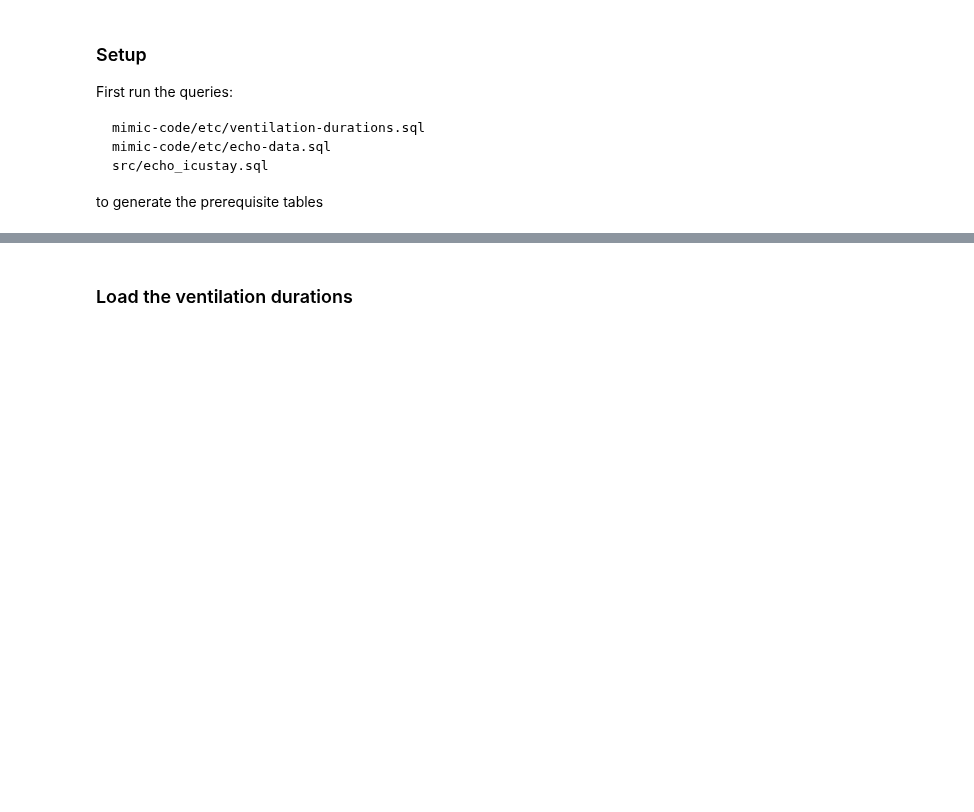
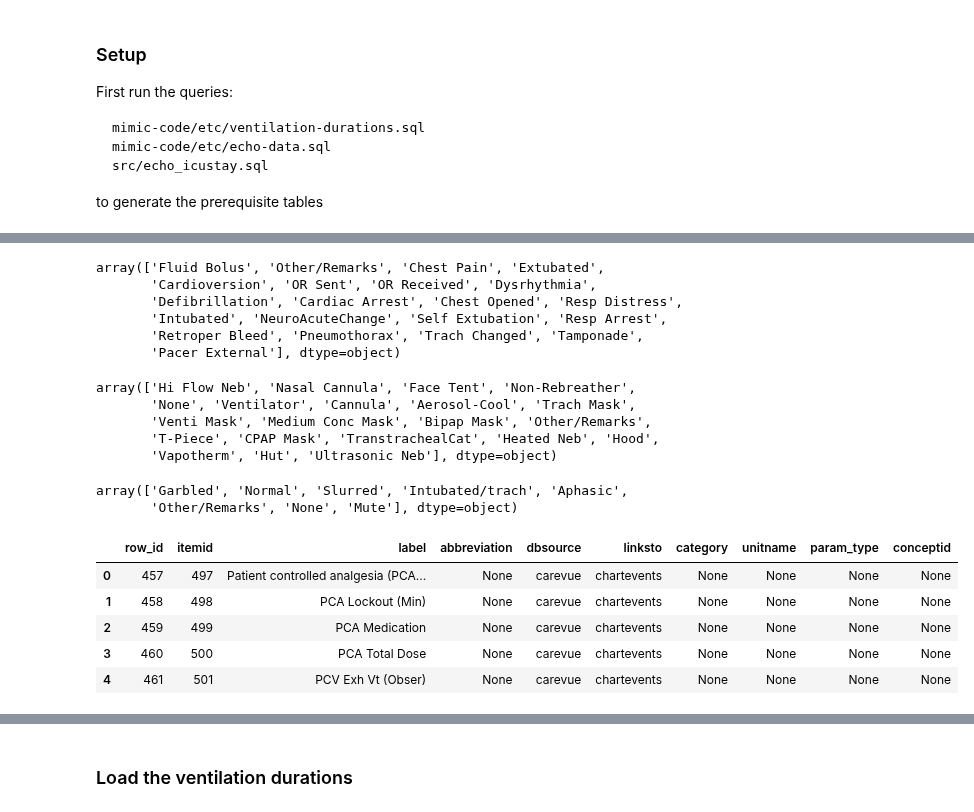
Before and after one commit to yhtgrace/echo, a Jupyter notebook: notebooks/161026_ventilation.ipynb, the cells around one changed output, grey strips where cells are left out. Cells and saved outputs as stored; diff of their text form; code cells hidden in the pictures; blank space fills up the shorter version.

```diff
--- a/notebooks/161026_ventilation.ipynb
+++ b/notebooks/161026_ventilation.ipynb
@@ -35,0 +72,37 @@ cur.execute('SET search_path to ' + schema_name)
+# %%
+ce.loc[ce.itemid == 640].value.unique()
+# %% [output]
+array(['Fluid Bolus', 'Other/Remarks', 'Chest Pain', 'Extubated',
+       'Cardioversion', 'OR Sent', 'OR Received', 'Dysrhythmia',
+       'Defibrillation', 'Cardiac Arrest', 'Chest Opened', 'Resp Distress',
+       'Intubated', 'NeuroAcuteChange', 'Self Extubation', 'Resp Arrest',
+       'Retroper Bleed', 'Pneumothorax', 'Trach Changed', 'Tamponade',
+       'Pacer External'], dtype=object)
+# %%
+ce.loc[ce.itemid == 467].value.unique()
+# %% [output]
+array(['Hi Flow Neb', 'Nasal Cannula', 'Face Tent', 'Non-Rebreather',
+       'None', 'Ventilator', 'Cannula', 'Aerosol-Cool', 'Trach Mask',
+       'Venti Mask', 'Medium Conc Mask', 'Bipap Mask', 'Other/Remarks',
+       'T-Piece', 'CPAP Mask', 'TranstrachealCat', 'Heated Neb', 'Hood',
+       'Vapotherm', 'Hut', 'Ultrasonic Neb'], dtype=object)
+# %%
+ce.loc[ce.itemid == 648].value.unique()
+# %% [output]
+array(['Garbled', 'Normal', 'Slurred', 'Intubated/trach', 'Aphasic',
+       'Other/Remarks', 'None', 'Mute'], dtype=object)
+# %%
+query = \
+"""
+SELECT * FROM d_items;
+"""
+ditems = pd.read_sql_query(query, con)
+#ventilation.icustay_id = ventilation.icustay_id.astype(int
+ditems.head()
+# %% [output]
+|  | row_id | itemid | label | abbreviation | dbsource | linksto | category | unitname | param_type | conceptid |
+| 0 | 457 | 497 | Patient controlled analgesia (PCA... | None | carevue | chartevents | None | None | None | None |
+| 1 | 458 | 498 | PCA Lockout (Min) | None | carevue | chartevents | None | None | None | None |
+| 2 | 459 | 499 | PCA Medication | None | carevue | chartevents | None | None | None | None |
+| 3 | 460 | 500 | PCA Total Dose | None | carevue | chartevents | None | None | None | None |
+| 4 | 461 | 501 | PCV Exh Vt (Obser) | None | carevue | chartevents | None | None | None | None |
```
Also changed, not shown: parts of 3 cells of this notebook, 1 other file.
